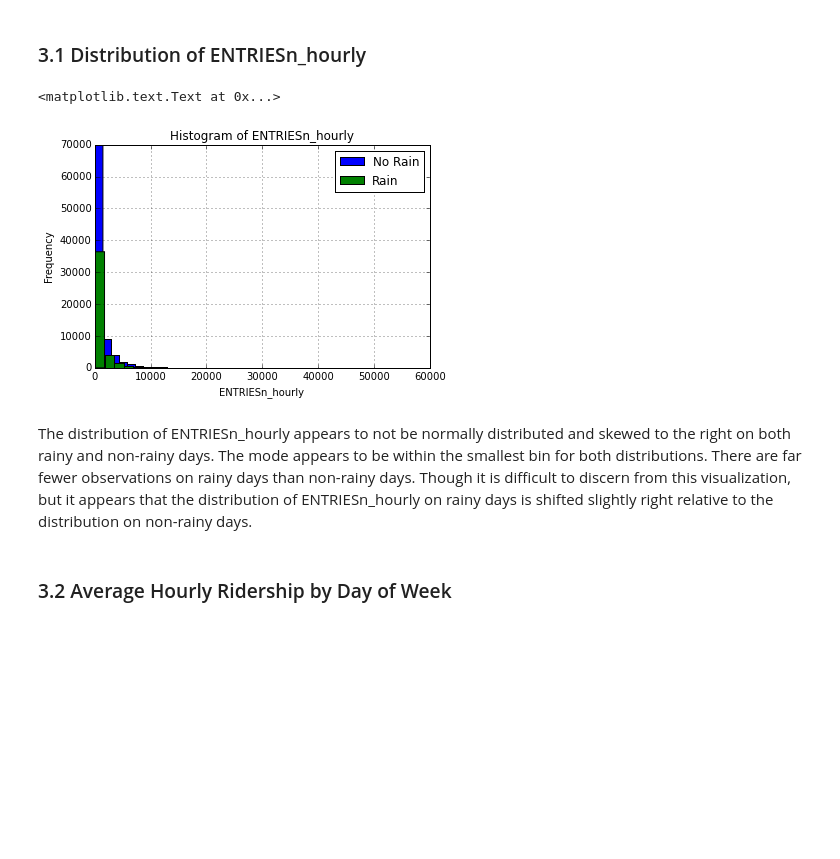
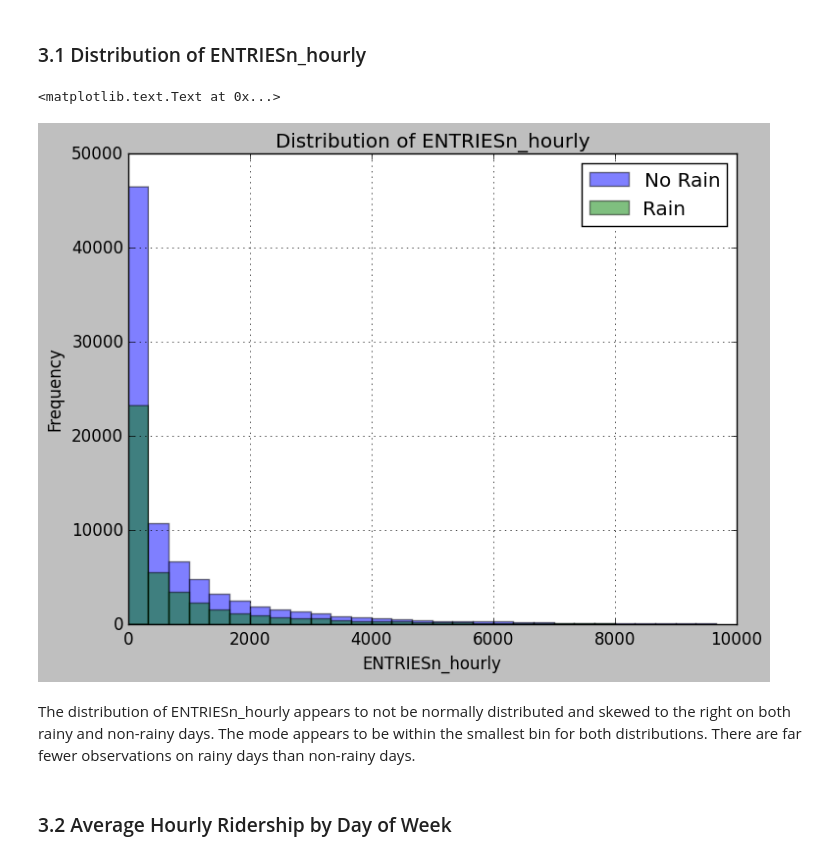
Before and after one commit to jdamiani27/Intro-to-Data-Science, a Jupyter notebook: final_project/MTA_Analysis.ipynb, the cells around one changed output. Saved outputs shown, nothing was run; the diff lists cells and outputs as text; code cells hidden in the pictures; blank space fills up the shorter version.

```diff
--- a/final_project/MTA_Analysis.ipynb
+++ b/final_project/MTA_Analysis.ipynb
@@ -140,17 +166,31 @@ This R^2 value is relatively low, meaning that the fit of this regression model
 # %%
 import matplotlib.pyplot as plt
 
-ax = turnstile_master[turnstile_master.rain == 0]['ENTRIESn_hourly'].plot(kind='hist', bins=30, label='No Rain')
-ax = turnstile_master[turnstile_master.rain == 1]['ENTRIESn_hourly'].plot(kind='hist', bins=30, label='Rain')
+num_bins = 30
+start_bin = min(turnstile_master['ENTRIESn_hourly'])
+stop_bin = 10000 # max(turnstile_master['ENTRIESn_hourly'])
+bin_width = (stop_bin - start_bin)/num_bins
+
+bin_list = np.arange(start_bin, stop_bin, bin_width)
+
+ax = turnstile_master[turnstile_master.rain == 0]['ENTRIESn_hourly'].plot(kind='hist',
+                                                                          bins = bin_list,
+                                                                          label='No Rain',
+                                                                          alpha = 0.5)
+
+ax = turnstile_master[turnstile_master.rain == 1]['ENTRIESn_hourly'].plot(kind='hist',
+                                                                          bins = bin_list,
+                                                                          label='Rain',
+                                                                          alpha = 0.5)
 ax.legend()
 ax.set_ylabel('Frequency')
 ax.set_xlabel('ENTRIESn_hourly')
-ax.set_title('Histogram of ENTRIESn_hourly')
+ax.set_title('Distribution of ENTRIESn_hourly')
 # %% [output]
 <matplotlib.text.Text at 0x...>
-[figure, old version]
+[figure, new version]
 # %% [markdown]
-The distribution of ENTRIESn_hourly appears to not be normally distributed and skewed to the right on both rainy and non-rainy days.  The mode appears to be within the smallest bin for both distributions.  There are far fewer observations on rainy days than non-rainy days.  Though it is difficult to discern from this visualization, but it appears that the distribution of ENTRIESn_hourly on rainy days is shifted slightly right relative to the distribution on non-rainy days.
+The distribution of ENTRIESn_hourly appears to not be normally distributed and skewed to the right on both rainy and non-rainy days.  The mode appears to be within the smallest bin for both distributions.  There are far fewer observations on rainy days than non-rainy days.
 # %% [markdown]
 ### 3.2 Average Hourly Ridership by Day of Week
 # %%
```
Also changed, not shown: parts of 23 cells of this notebook, 1 other file.
